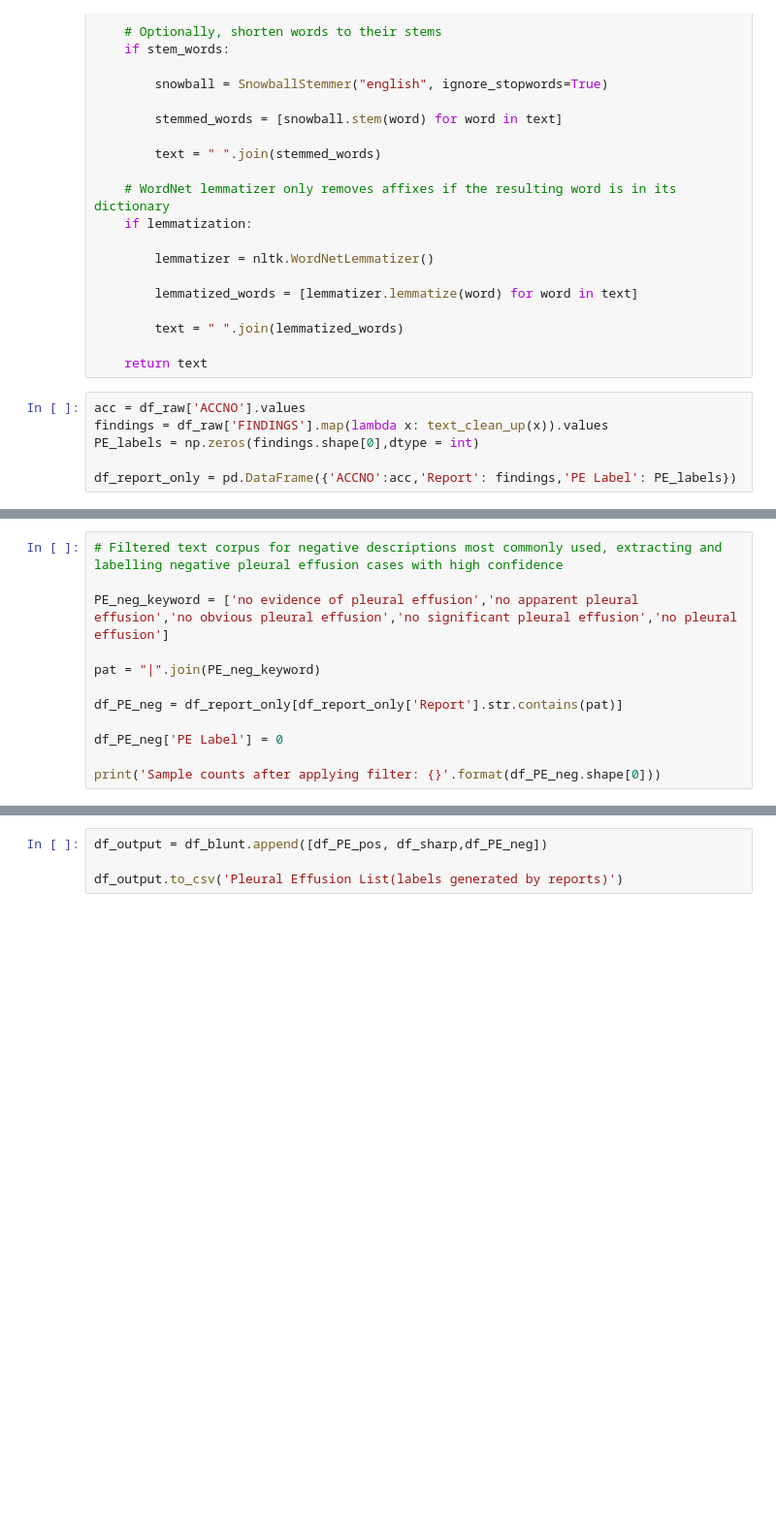
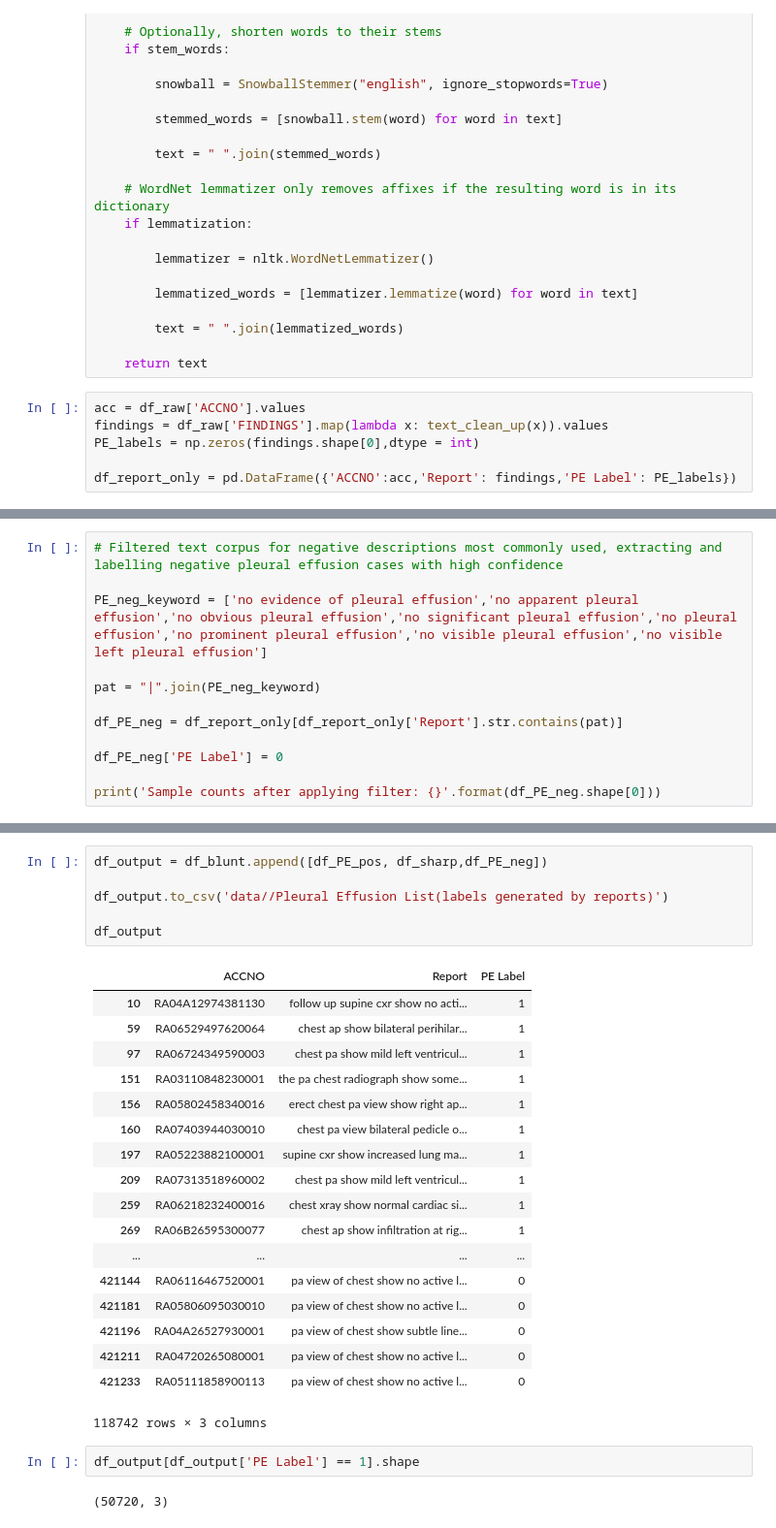
Before and after one commit to yeahshow/Automatic-Label-Generation-for-Radiology-Report, a Jupyter notebook: Automatic Label Generation(Pleural Effusion).ipynb, the cells around one changed output, grey strips where cells are left out. Shown at 97% size. Saved outputs shown, nothing was run; the diff lists cells and outputs as text; blank space fills up the shorter version.

```diff
--- a/Automatic Label Generation(Pleural Effusion).ipynb
+++ b/Automatic Label Generation(Pleural Effusion).ipynb
@@ -194,7 +214,7 @@ FreqDist(PE_neg_phrase).most_common()
 # %%
 # Filtered text corpus for negative descriptions most commonly used, extracting and labelling negative pleural effusion cases with high confidence
 
-PE_neg_keyword = ['no evidence of pleural effusion','no apparent pleural effusion','no obvious pleural effusion','no significant pleural effusion','no pleural effusion']
+PE_neg_keyword = ['no evidence of pleural effusion','no apparent pleural effusion','no obvious pleural effusion','no significant pleural effusion','no pleural effusion','no prominent pleural effusion','no visible pleural effusion','no visible left pleural effusion']
 
 pat = "|".join(PE_neg_keyword)
 
@@ -250,4 +270,29 @@ for i in np.random.randint(df_PE_pos.shape[0], size=num_samples):
 # %%
 df_output = df_blunt.append([df_PE_pos, df_sharp,df_PE_neg])
 
-df_output.to_csv('Pleural Effusion List(labels generated by reports)')
+df_output.to_csv('data//Pleural Effusion List(labels generated by reports)')
+
+df_output
+# %% [output]
+|  | ACCNO | Report | PE Label |
+| 10 | RA04A12974381130 | follow up supine cxr show no acti... | 1 |
+| 59 | RA06529497620064 | chest ap show bilateral perihilar... | 1 |
+| 97 | RA06724349590003 | chest pa show mild left ventricul... | 1 |
+| 151 | RA03110848230001 | the pa chest radiograph show some... | 1 |
+| 156 | RA05802458340016 | erect chest pa view show right ap... | 1 |
+| 160 | RA07403944030010 | chest pa view bilateral pedicle o... | 1 |
+| 197 | RA05223882100001 | supine cxr show increased lung ma... | 1 |
+| 209 | RA07313518960002 | chest pa show mild left ventricul... | 1 |
+| 259 | RA06218232400016 | chest xray show normal cardiac si... | 1 |
+| 269 | RA06B26595300077 | chest ap show infiltration at rig... | 1 |
+| ... | ... | ... | ... |
+| 421144 | RA06116467520001 | pa view of chest show no active l... | 0 |
+| 421181 | RA05806095030010 | pa view of chest show no active l... | 0 |
+| 421196 | RA04A26527930001 | pa view of chest show subtle line... | 0 |
+| 421211 | RA04720265080001 | pa view of chest show no active l... | 0 |
+| 421233 | RA05111858900113 | pa view of chest show no active l... | 0 |
+118742 rows × 3 columns
+# %%
+df_output[df_output['PE Label'] == 1].shape
+# %% [output]
+(50720, 3)
```
Also changed, not shown: parts of 11 cells of this notebook, 4 other files.
